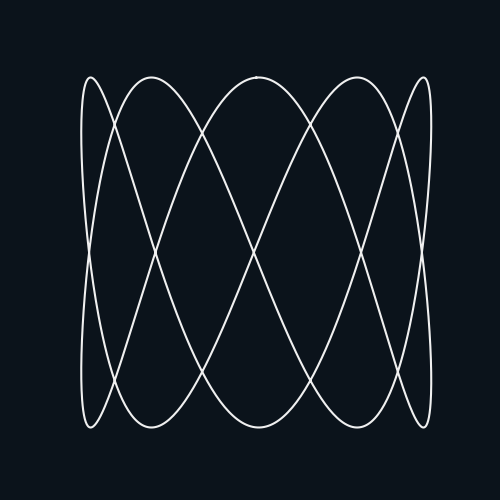
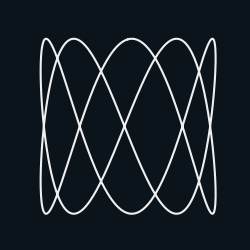
The change to this notebook cell's code, shown as a diff; its figure went from the first image to the second:
--- before
+++ after
@@ -3,8 +3,8 @@
 
 
-FRAMES = 180
+FRAMES = 60
 INTERVAL = 16
 
-fig, ax = plt.subplots(figsize=(5, 5))
+fig, ax = plt.subplots(figsize=(2.5, 2.5))
 ax = blank_ax(ax)
 fig.patch.set_facecolor(BG_COLOUR)
@@ -53,6 +53,6 @@
 
 writer = animation.PillowWriter(fps=15,
-                                metadata=dict(artist='Me'),
+                                metadata=dict(artist='Ian G'),
                                 bitrate=1800)
-anim.save('img/animation.gif', writer=writer)
+anim.save('img/animation.gif', writer=writer, )
 # plt.show()

Commit: clean up: cut demo